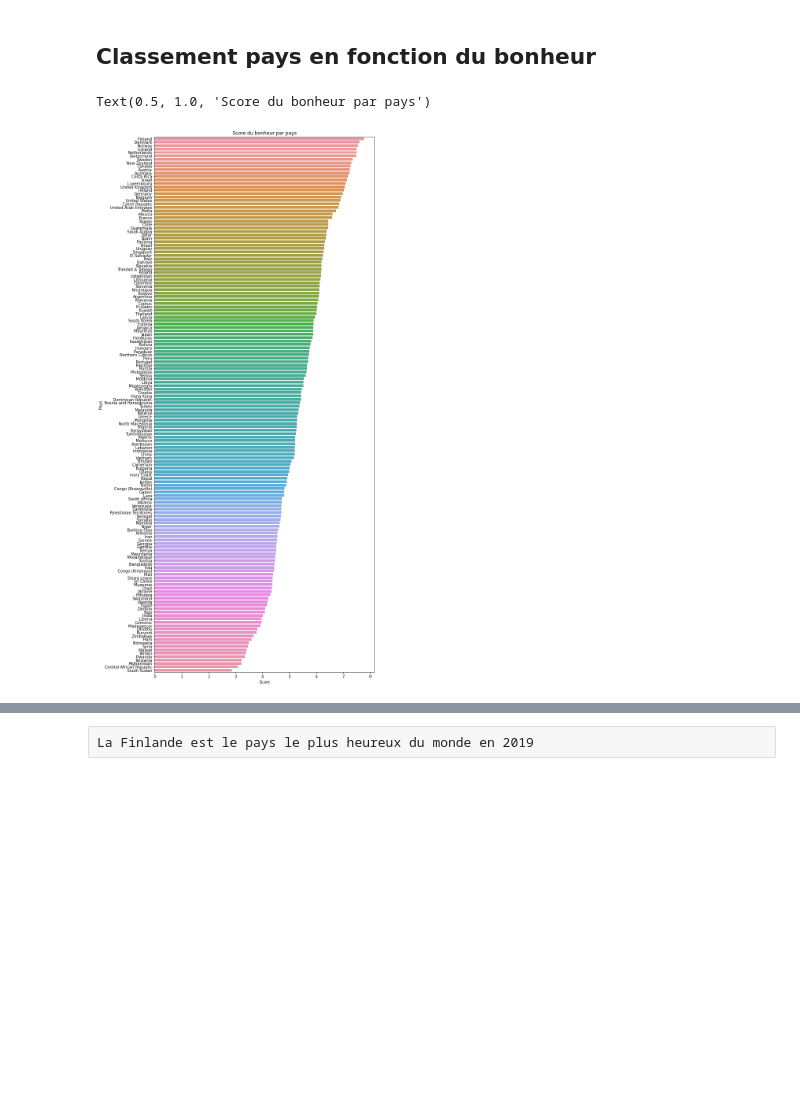
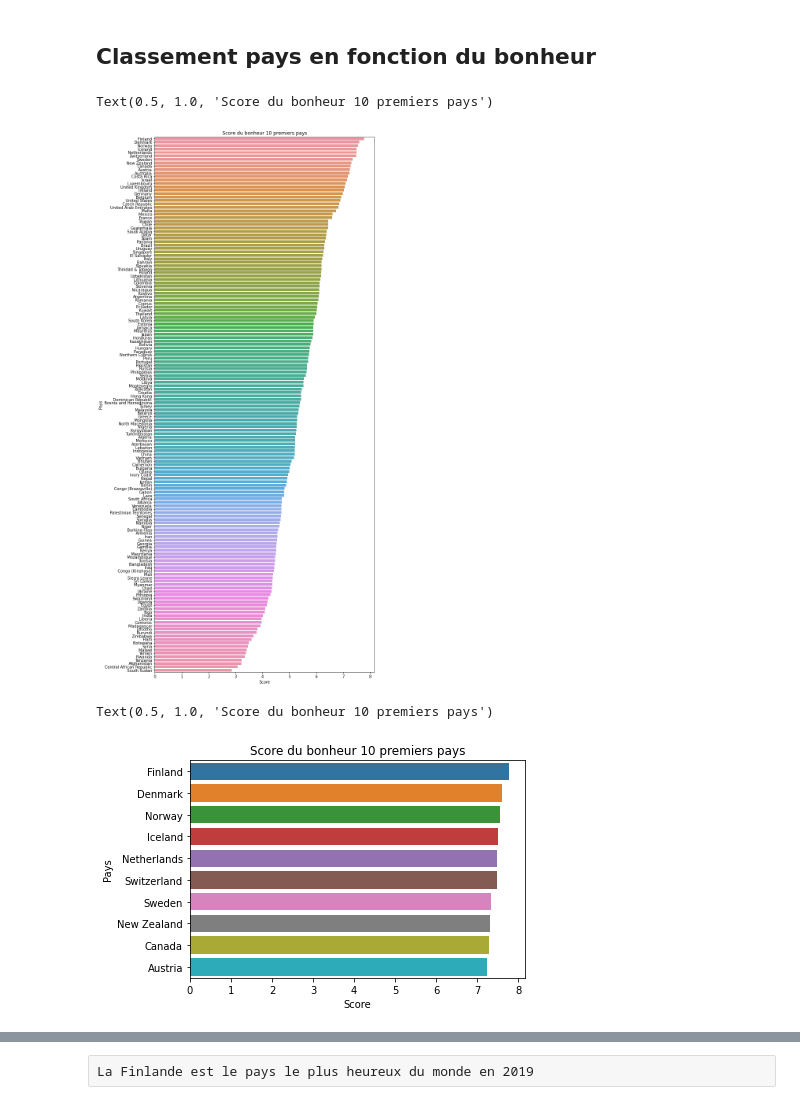
Before and after one commit to Neek0w/happiness, a Jupyter notebook: analyseBonheur.ipynb, the cells around one changed output, grey strips where cells are left out. Saved outputs shown, nothing was run; the diff lists cells and outputs as text; code cells hidden in the pictures; blank space fills up the shorter version.

Commit message:
update
10 premiers/derniers classement
Traduction de quelques titres

```diff
--- a/Untitled.ipynb
+++ b/analyseBonheur.ipynb
@@ -129,12 +134,20 @@ iplot(choromap, validate=False)
 [interactive output not drawn]
 # %% [markdown]
 ## Classement pays en fonction du bonheur
+# %%
+plt.figure(figsize=(10,25))
+sns.barplot(x=data2019['Score'], y= data2019['Country or region'])
+plt.xlabel('Score')
+plt.ylabel('Pays')
+plt.title('Score du bonheur 10 premiers pays')
+# %% [output]
+Text(0.5, 1.0, 'Score du bonheur 10 premiers pays')
+[figure, added]
 # %%
-plt.figure(figsize=(10,25))
-sns.barplot(x=data2019['Score'], y= data2019['Country or region'])
+sns.barplot(x=data2019['Score'], y= data2019['Country or region'][:10])
 plt.xlabel('Score')
 plt.ylabel('Pays')
-plt.title('Score du bonheur par pays')
+plt.title('Score du bonheur 10 premiers pays')
 # %% [output]
-Text(0.5, 1.0, 'Score du bonheur par pays')
+Text(0.5, 1.0, 'Score du bonheur 10 premiers pays')
-[figure, old version]
+[figure, new version]
```
Also changed, not shown: parts of 15 cells of this notebook.
